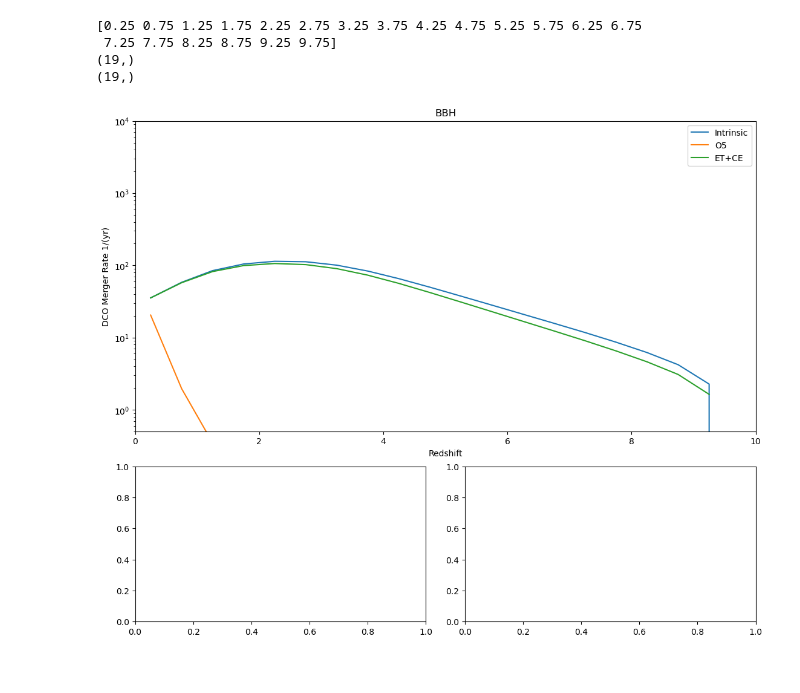
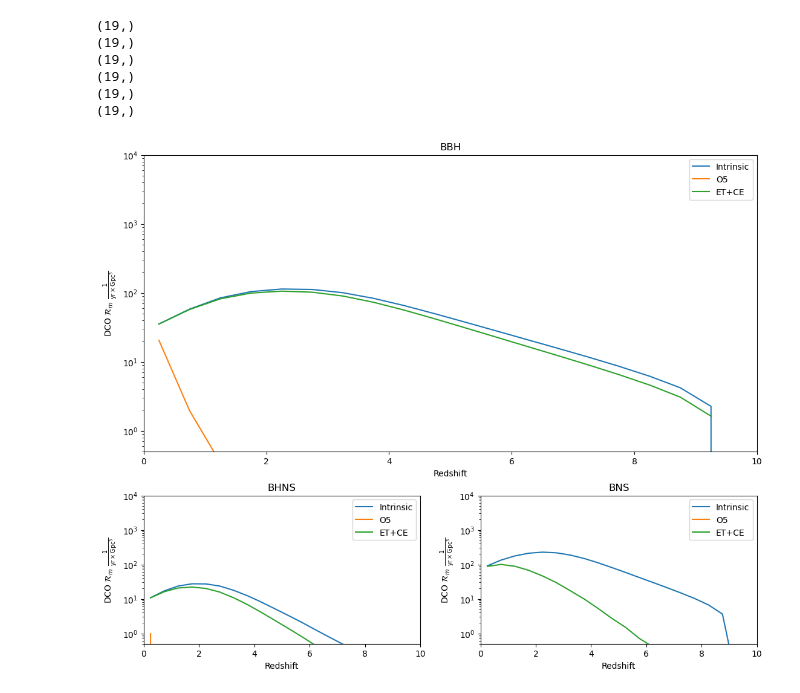
Before and after one commit to stlgolfer/metallicity_mergers, a Jupyter notebook: rates_large_plot.ipynb, the cells around one changed output. Saved outputs shown, nothing was run; the diff lists cells and outputs as text; code cells hidden in the pictures.

Commit message:
Updated fci plot to use snr weights

```diff
--- a/rates_large_plot.ipynb
+++ b/rates_large_plot.ipynb
@@ -33,45 +33,48 @@ def plot_with_cut(fname, ax, redshifts, intrinsic_rate, label, comoving_volume):
     snr_weights = np.load(fname)
     scale = np.sum(snr_weights, axis=1)/(snr_weights.shape[1])
     print(scale.shape)
-    p_line = intrinsic_rate*scale*comoving_volume
+    p_line = intrinsic_rate[:len(scale)]*scale*comoving_volume
     ax.plot(
-        redshifts,
+        redshifts[:len(scale)],
         p_line,
         label=label
     )
     # print(intrinsic['redshifts'])
     ax.set_xlabel('Redshift')
-    ax.set_ylabel('DCO Merger Rate 1/(yr)')
+    ax.set_ylabel(r'DCO $\mathcal{R}_m~\frac{1}{\text{yr}\times\text{Gpc}^3}$')
     ax.set_xlim(0, 10)
     ax.set_ylim(0.5, 10e3)
     ax.legend()
     ax.set_yscale('log')
 
 def plot_subpopulation(pop_type, loc):
     # with open(f'./fiducial_{pop_type}.pkl', 'rb') as p:
     # intrinsic = pickle.load(p)
     fci_out = h5.File('/Volumes/Elements/Boesky_alpha0.1beta0.5.h5')
-    rate_key = 'Rates_mu00.025_muz-0.052_alpha-1.88_sigma01.15_sigmaz0.0477'
+    rate_key = f'Rates_mu00.025_muz-0.052_alpha-1.88_sigma01.15_sigmaz0.0477_{pop_type}'
     global form_ax
     ax = form_ax[loc]
     comoving_volume = 1#Planck13.comoving_volume(intrinsic['redshifts']).to(u.Gpc**3).value
     # print(comoving_volume.shape)
     reds_bin_centers = (fci_out[rate_key]['redshifts'][1:]+fci_out[rate_key]['redshifts'][:-1])/2
-    print(reds_bin_centers)
-    intrinsic_rate = np.sum(fci_out[rate_key]['merger_rate'], axis=0)*comoving_volume
+    reds_bin_centers = reds_bin_centers[:20]
+    # print(reds_bin_centers[:19])
+    intrinsic_rate = np.sum(fci_out[rate_key]['merger_rate'], axis=0)[:20]*comoving_volume
     ax.plot(reds_bin_centers, intrinsic_rate, label='Intrinsic')
     # now also plot the SNR cuts
-    plot_with_cut(f'{pop_type}_O5_8.npy', ax, reds_bin_centers[:-1], intrinsic_rate[:-1], 'O5', comoving_volume)
+    plot_with_cut(f'{pop_type}_O5_8.npy', ax, reds_bin_centers, intrinsic_rate, 'O5', comoving_volume)
     # plot_with_cut(f'{pop_type}_O4_8.npy', ax, intrinsic, 'O4', comoving_volume)
-    plot_with_cut(f'{pop_type}_ET_CE_8.npy', ax, reds_bin_centers[:-1], intrinsic_rate[:-1], 'ET+CE', comoving_volume)
+    plot_with_cut(f'{pop_type}_ET_CE_8.npy', ax, reds_bin_centers[:-1], intrinsic_rate, 'ET+CE', comoving_volume)
     ax.set_title(pop_type)
     # p.close()
 plot_subpopulation('BBH', 'Top')
-# plot_subpopulation('BHNS', 'Left')
-# plot_subpopulation('BNS', 'Right')
+plot_subpopulation('BHNS', 'Left')
+plot_subpopulation('BNS', 'Right')
 # %% [output]
-[0.25 0.75 1.25 1.75 2.25 2.75 3.25 3.75 4.25 4.75 5.25 5.75 6.25 6.75
- 7.25 7.75 8.25 8.75 9.25 9.75]
 (19,)
 (19,)
+(19,)
+(19,)
+(19,)
+(19,)
-[figure, old version]
+[figure, new version]
```
Also changed, not shown: 2 other files.
